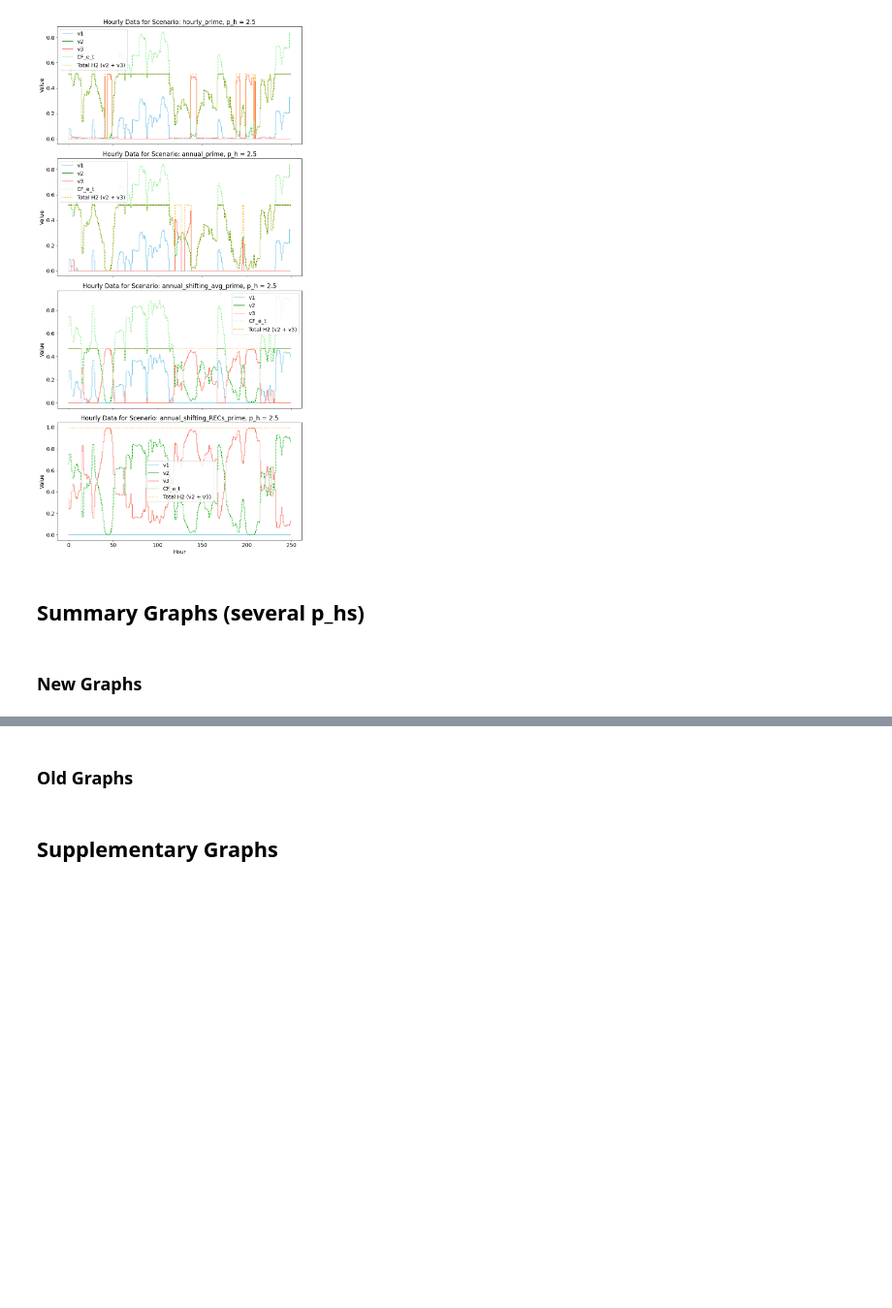
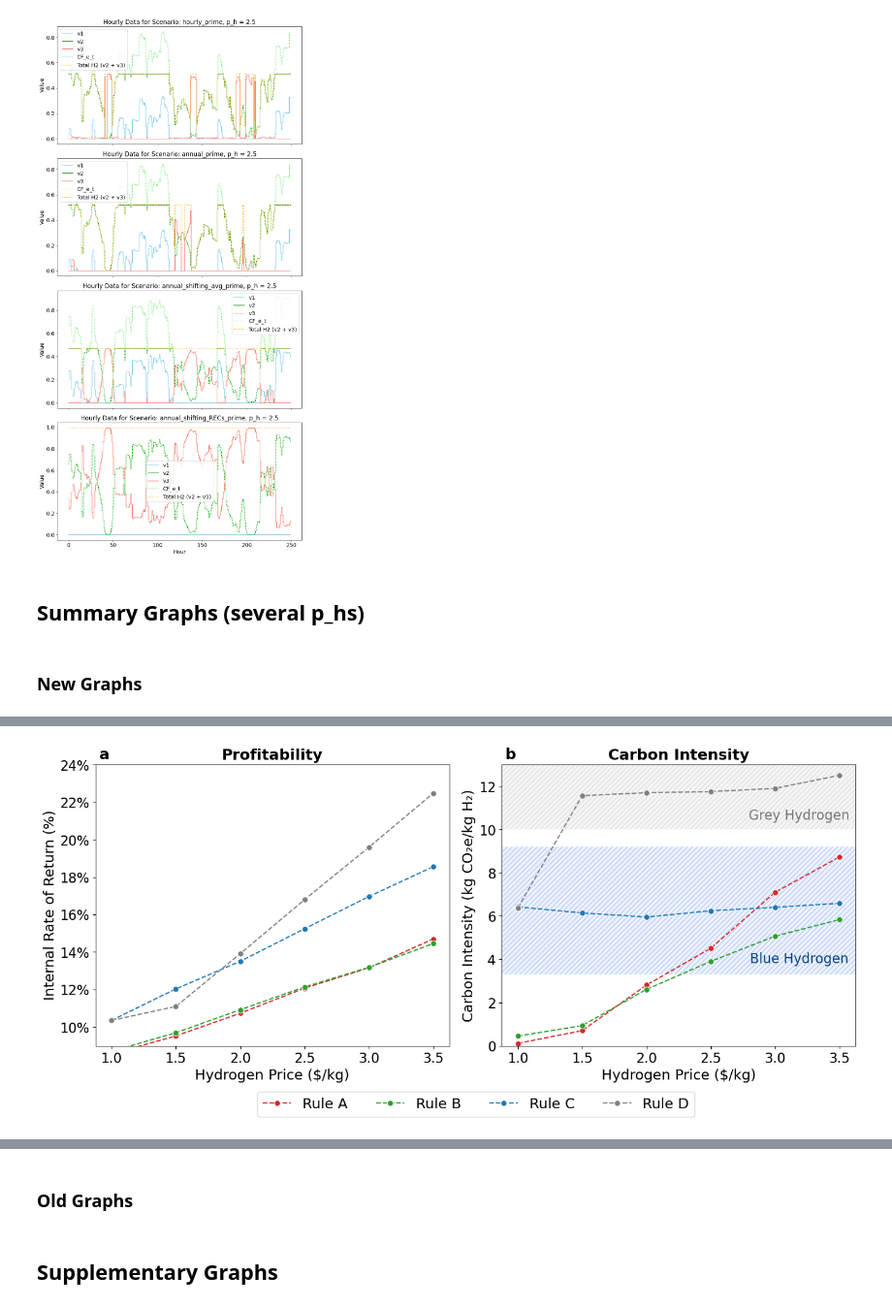
Before and after one commit to Hydr0genius/Low-Carbon-Hydrogen-Model-Reproduction, a Jupyter notebook: Green H2.ipynb, the cells around one changed output, grey strips where cells are left out. Shown at 97% size. Drawn from its saved outputs; the diff is of its cells as text; code cells hidden in the pictures; blank space fills up the shorter version.

```diff
--- a/Green H2.ipynb
+++ b/Green H2.ipynb
@@ -16983,35 +16623,37 @@ if upper_y > 8:
              ha='center', va='center', fontsize=TICK_SIZE, alpha=0.5, color='black') #dimgray
 
 ax2.set_title("Carbon Intensity", fontsize=TITLE_SIZE, fontweight='bold')
 ax2.set_ylabel("Carbon Intensity (kg CO₂e/kg H₂)", fontsize=LABEL_SIZE)
 ax2.set_xlabel("Hydrogen Price ($/kg)",              fontsize=LABEL_SIZE)
 ax2.tick_params(axis='both', labelsize=TICK_SIZE)
 
 # Manual adjustment axes
-ax1.set_ylim(0.09, 0.16) # 24 , 15
+ax1.set_ylim(0.09, 0.24) # 24 , 15
 ax2.set_ylim(0, 13) # 18 , 13
 
 # ─────────────────────────────
 # 3)  Combined legend (bottom-centre)
 # ─────────────────────────────
 handles, labels = ax1.get_legend_handles_labels()
 pretty_labels = [scenario_names.get(lbl, lbl) for lbl in labels]
 
 fig.legend(handles, pretty_labels,
            loc='lower center', bbox_to_anchor=(0.53, -0.08),
            ncol=5, fontsize=LABEL_SIZE) # TICK_SIZE
 
 plt.tight_layout()
 # fig.subplots_adjust(wspace=0.24) # space between subplots
 # plt.subplots_adjust(bottom=0.22)
 
 # ─────────────────────────────
 # 4)  SAVE / SHOW
 # ─────────────────────────────
 filename = f"Line_Charts_2KPIs_{state}_{technology}_{T_subset}h_{version}_{scenarios}.pdf" # _{scenarios}
-plt.savefig(os.path.join(path_cm_approach, filename), dpi=600, bbox_inches='tight')
+# plt.savefig(os.path.join(path_cm_approach, filename), dpi=600, bbox_inches='tight')
 
 plt.show()
+# %% [output]
+[figure, added]
 # %%
 # ──────────────────────────────────────────────────────────────────────────────
 # CONSTANTS
```
Also changed, not shown: parts of 18 cells of this notebook, 1 other file.
